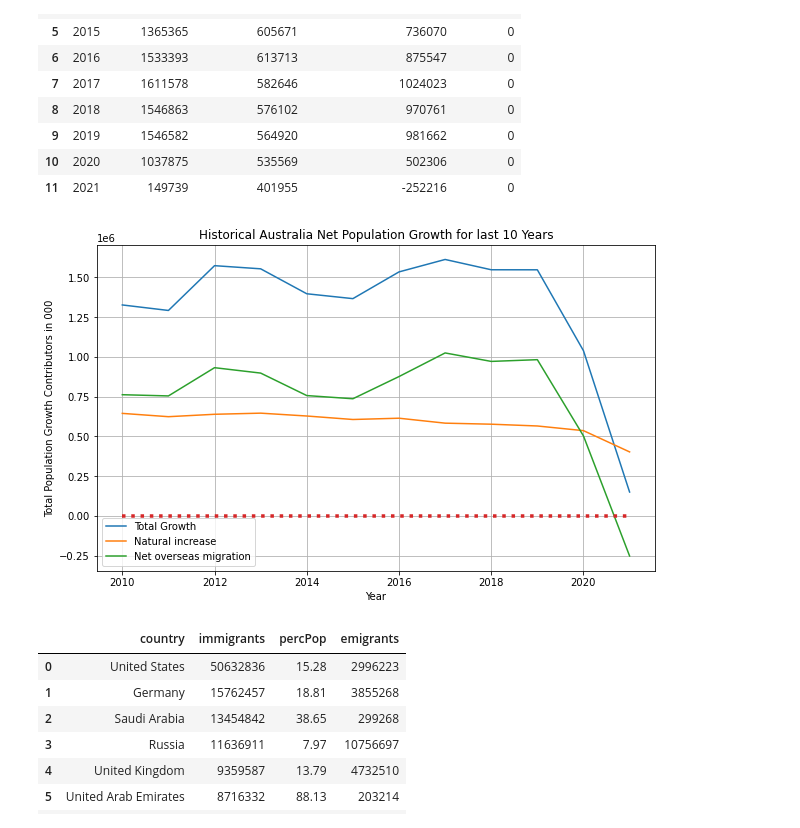
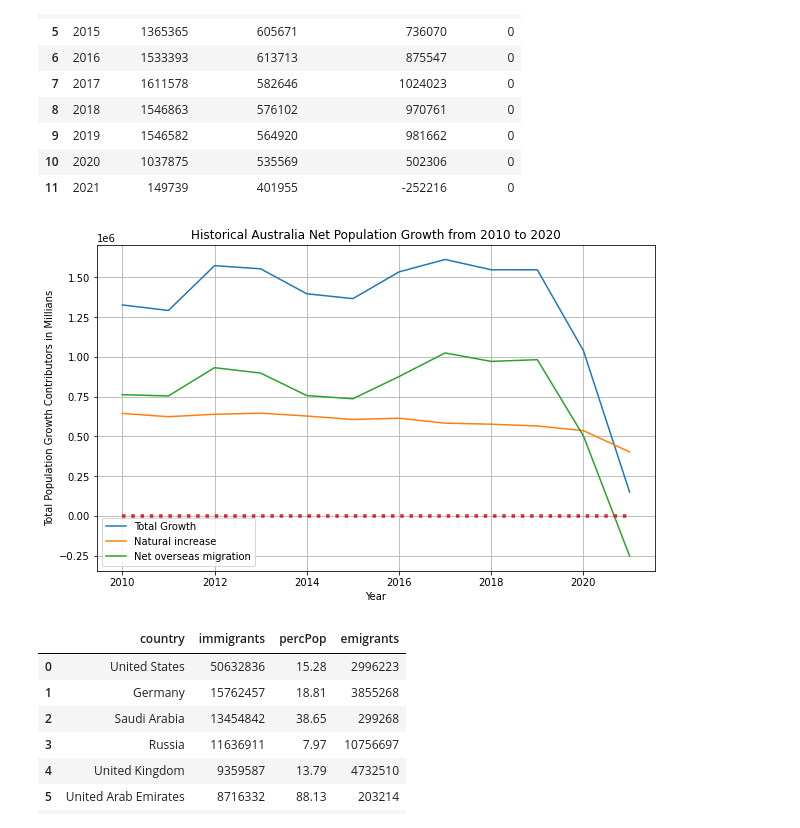
Before and after one commit to Lopokoiyit/PROJECT_ONE, a Jupyter notebook: project1_final.ipynb, the cells around one changed output. Cells and saved outputs as stored; diff of their text form; code cells hidden in the pictures.

```diff
--- a/project1_final.ipynb
+++ b/project1_final.ipynb
@@ -197,18 +199,18 @@ historical_population_df
 | 10 | 2020 | 1037875 | 535569 | 502306 | 0 |
 | 11 | 2021 | 149739 | 401955 | -252216 | 0 |
 # %%
+#Historical Australia Net Population Growth from 2010 to 2020 Line chart
 plt.figure(figsize=(10, 6))
 plt.plot(historical_population_df['Year'], historical_population_df['Total Growth'], label="Total Growth")
 plt.plot(historical_population_df['Year'], historical_population_df['Natural increase'], label="Natural increase")
 plt.plot(historical_population_df['Year'], historical_population_df['Net overseas migration'], label="Net overseas migration")
 plt.plot(historical_population_df['Year'], historical_population_df['Zero Line'],linestyle= 'dotted',  linewidth=3.5)
 plt.legend(loc="best")
 plt.xlabel('Year')
-plt.ylabel('Total Population Growth Contributors in 000')
-
-plt.title('Historical Australia Net Population Growth for last 10 Years')
+plt.ylabel('Total Population Growth Contributors in Millians')
+plt.title('Historical Australia Net Population Growth from 2010 to 2020')
 plt.grid()
 plt.show()
 # %% [output]
-[figure, old version]
+[figure, new version]
 # %%
```
Also changed, not shown: parts of 31 cells of this notebook, 1 other file.
